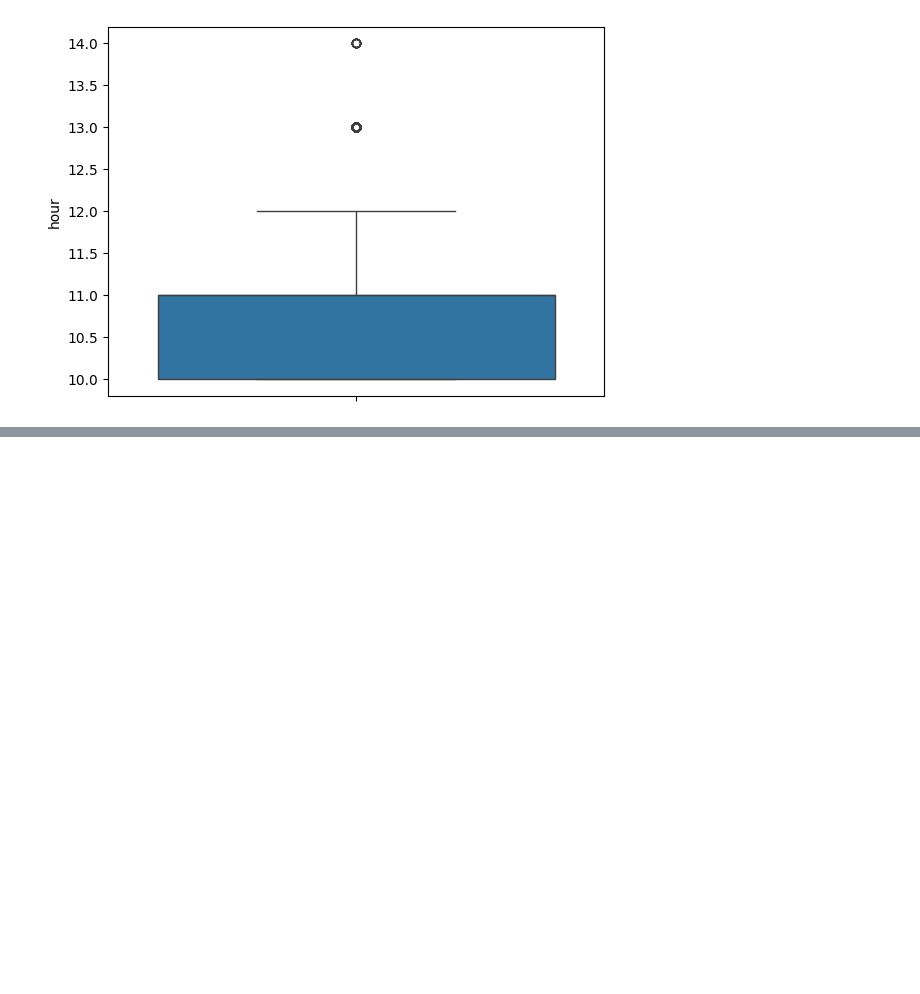
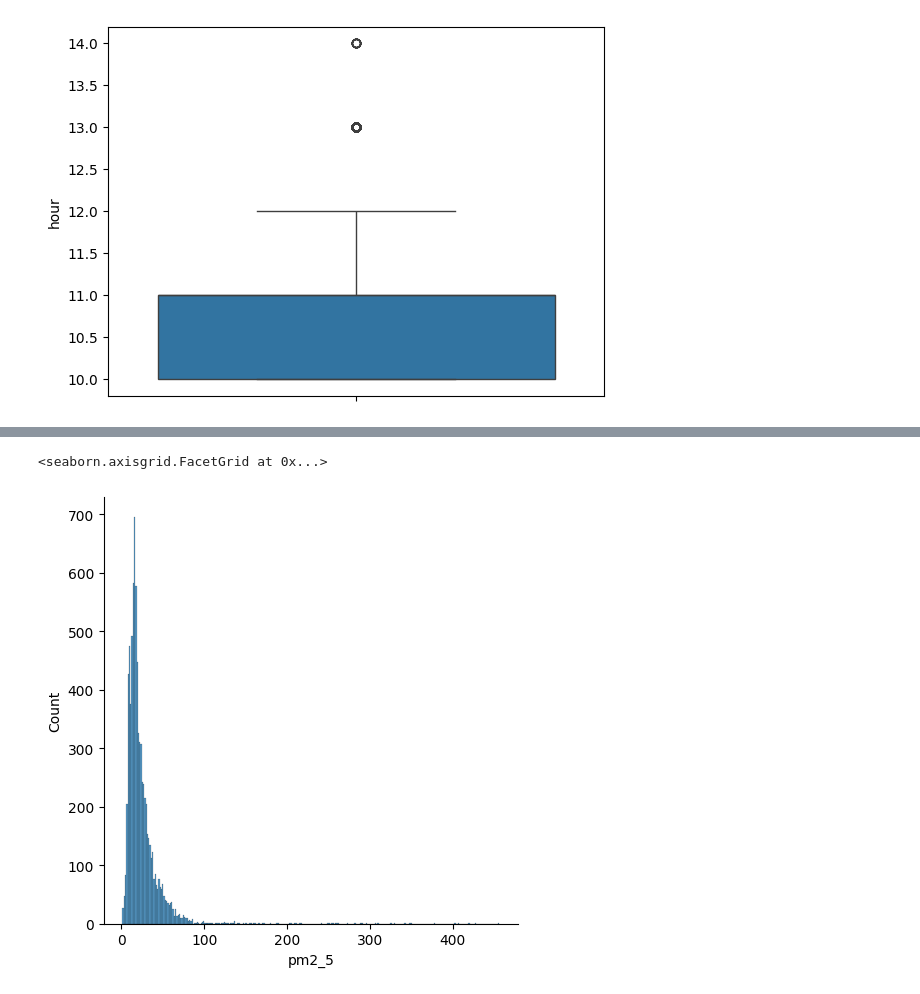
Before and after one commit to mlu1/eda_projects, a Jupyter notebook: project_eda6/task1.ipynb, the cells around one changed output, grey strips where cells are left out. Saved outputs shown, nothing was run; the diff lists cells and outputs as text; code cells hidden in the pictures; blank space fills up the shorter version.

```diff
--- a/project_eda6/task1.ipynb
+++ b/project_eda6/task1.ipynb
@@ -167,0 +225,5 @@ sns.boxplot(train['hour'])
+# %%
+sns.displot((train.pm2_5))
+# %% [output]
+<seaborn.axisgrid.FacetGrid at 0x...>
+[figure, added]
```
Also changed, not shown: parts of 20 cells of this notebook.
